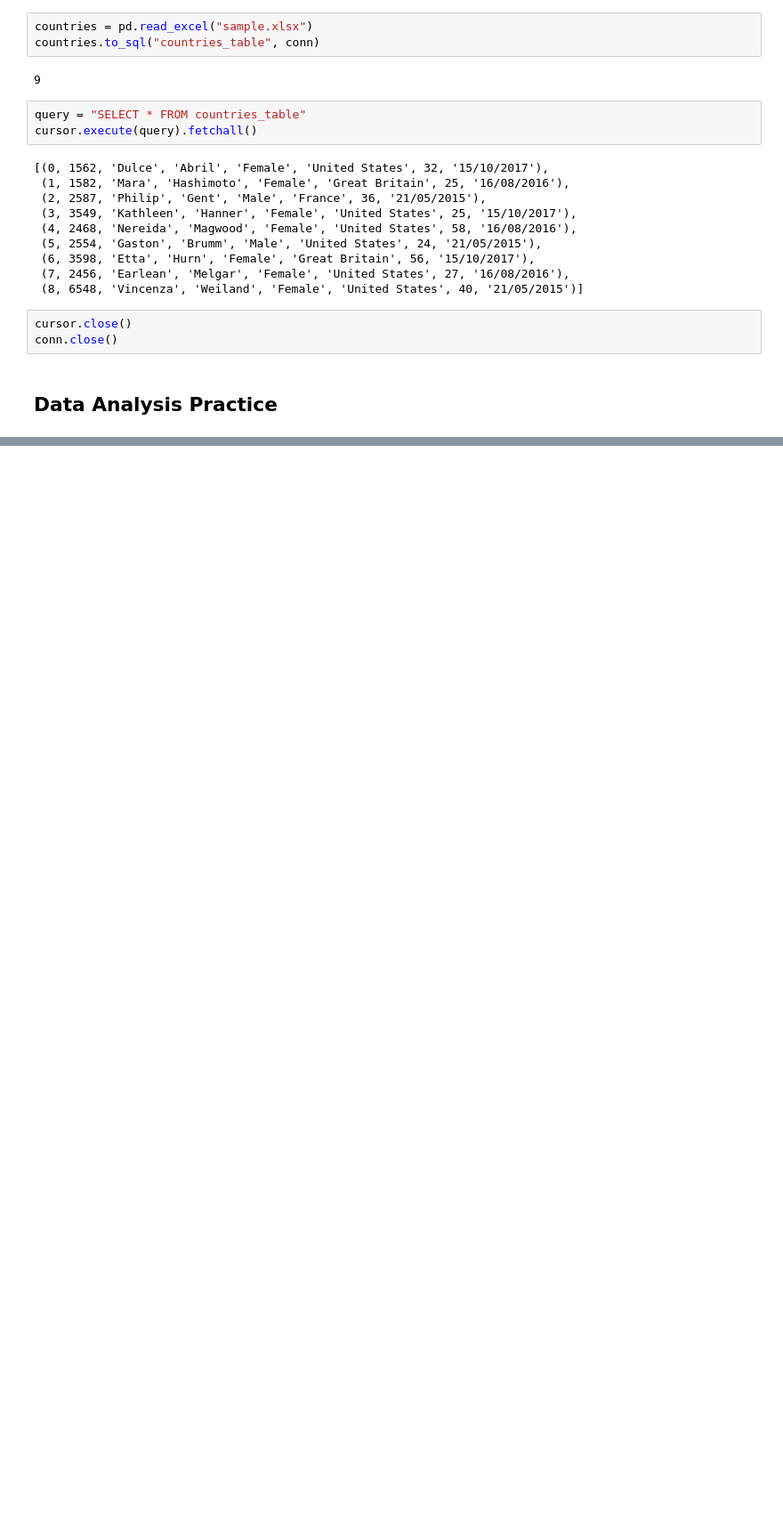
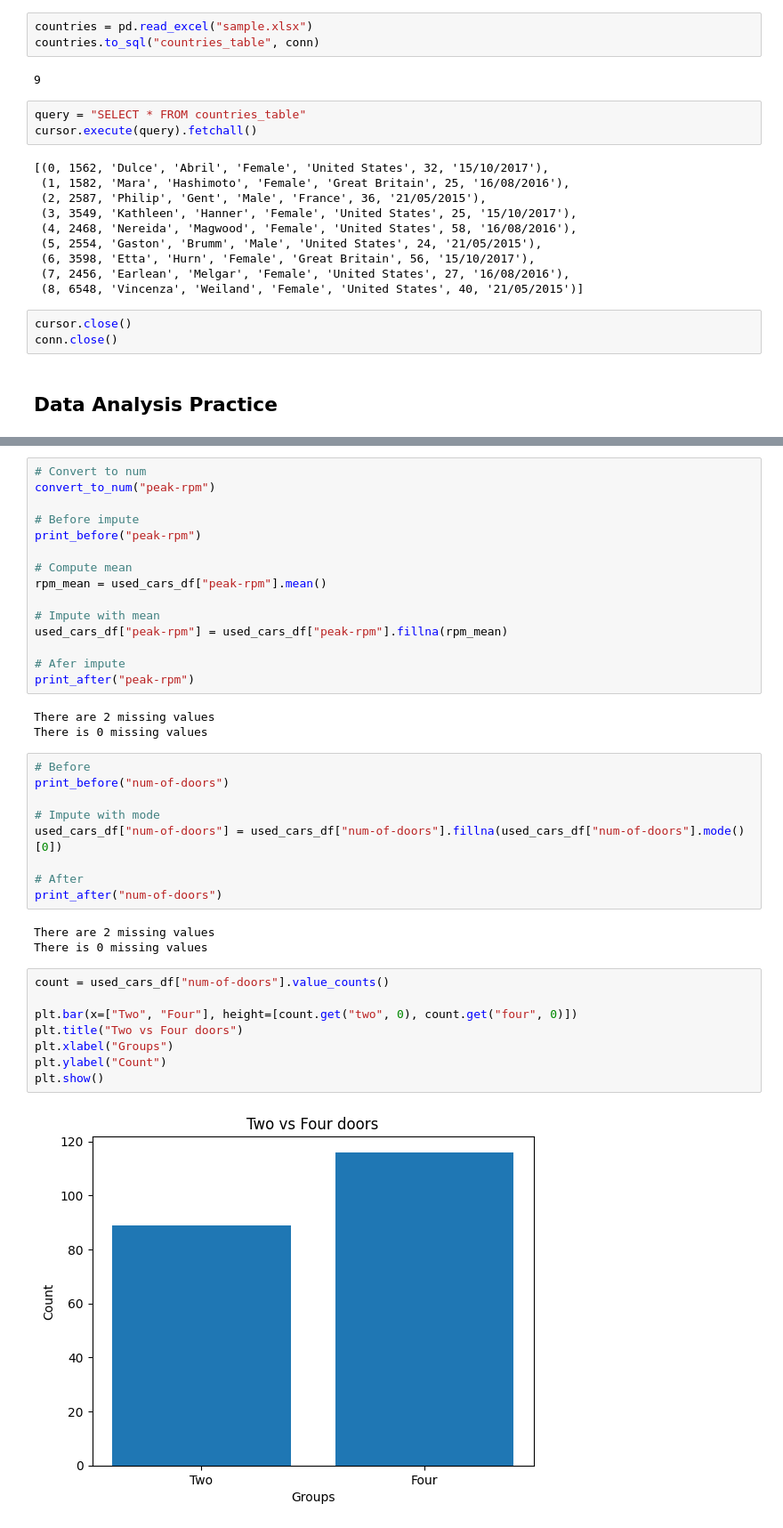
Before and after one commit to Yasir-4/data-science-practice, a Jupyter notebook: practice_2.ipynb, the cells around one changed output, grey strips where cells are left out. Shown at 89% size. Drawn from its saved outputs; the diff is of its cells as text; blank space fills up the shorter version.

```diff
--- a/practice_2.ipynb
+++ b/practice_2.ipynb
@@ -2922,0 +3310,40 @@ conn.close()
+# %%
+# Convert to num
+convert_to_num("peak-rpm")
+
+# Before impute
+print_before("peak-rpm")
+
+# Compute mean
+rpm_mean = used_cars_df["peak-rpm"].mean()
+
+# Impute with mean
+used_cars_df["peak-rpm"] = used_cars_df["peak-rpm"].fillna(rpm_mean)
+
+# Afer impute
+print_after("peak-rpm")
+# %% [output]
+There are 2 missing values
+There is 0 missing values
+# %%
+# Before
+print_before("num-of-doors")
+
+# Impute with mode
+used_cars_df["num-of-doors"] = used_cars_df["num-of-doors"].fillna(used_cars_df["num-of-doors"].mode()[0])
+
+# After
+print_after("num-of-doors")
+# %% [output]
+There are 2 missing values
+There is 0 missing values
+# %%
+count = used_cars_df["num-of-doors"].value_counts()
+
+plt.bar(x=["Two", "Four"], height=[count.get("two", 0), count.get("four", 0)])
+plt.title("Two vs Four doors")
+plt.xlabel("Groups")
+plt.ylabel("Count")
+plt.show()
+# %% [output]
+[figure, added]
```
Also changed, not shown: parts of 47 cells of this notebook.
